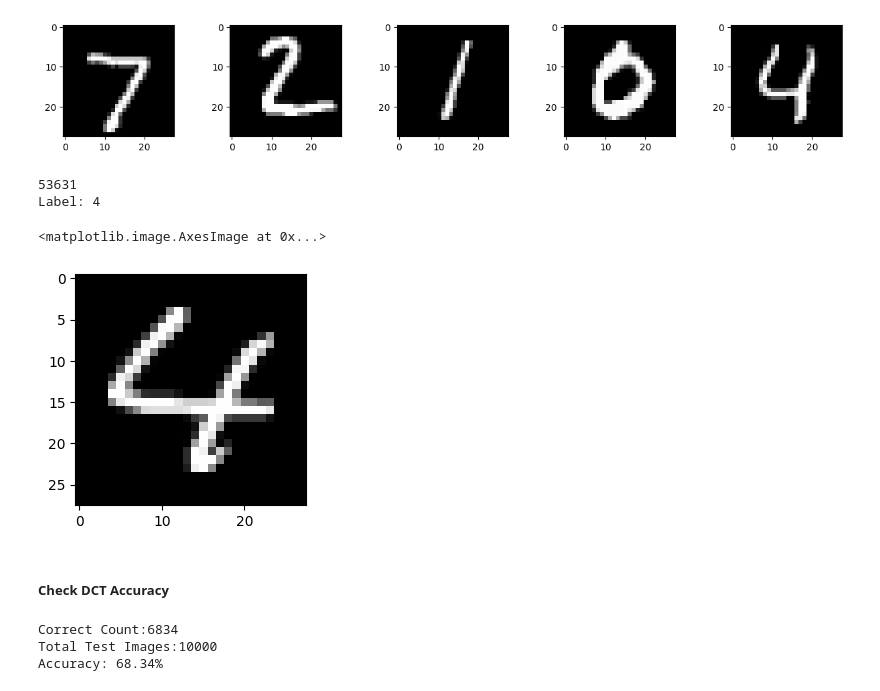
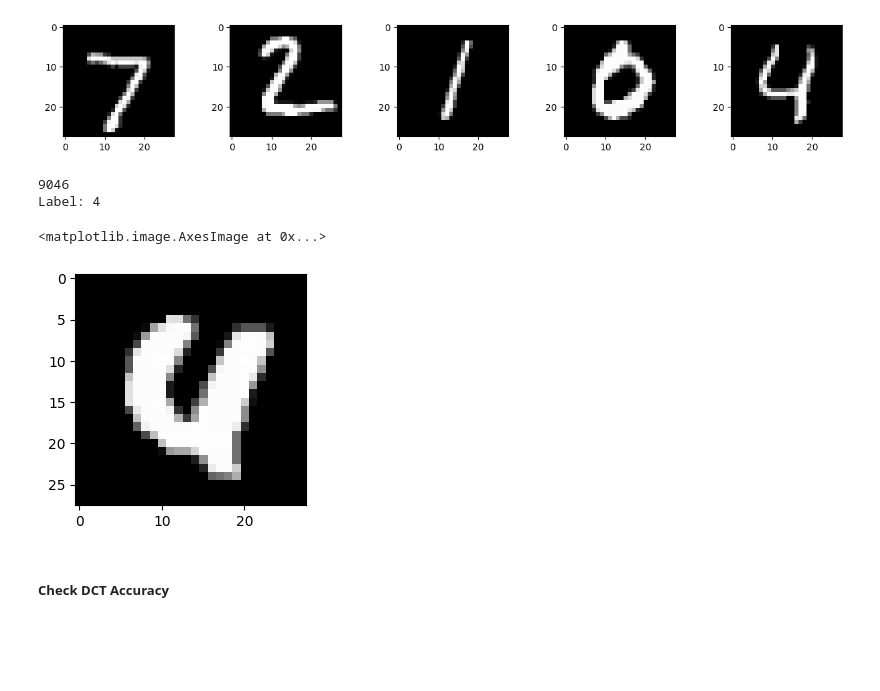
Before and after one commit to ChurroC/Number_Recognition, a Jupyter notebook: src/PCA.ipynb, the cells around one changed output. Saved outputs shown, nothing was run; the diff lists cells and outputs as text; code cells hidden in the pictures; blank space fills up the shorter version.

Commit message:
FIGURED OUT DCT - BUT PYTHON CANT HNDLE MY LOAD AND KEEPS CRASHIBNG

```diff
--- a/src/PCA.ipynb
+++ b/src/PCA.ipynb
@@ -596,10 +596,25 @@ Excluding the horizontal line, each basis function is a cosine wave with period
 # %%
-dct_images_2d = np.array([DCT_basis.T @ image_2d @ DCT_basis for image_2d in images_2d])
-dct_images = dct_images_2d.reshape(dct_images_2d.shape[0], -1)
+dct_images_2d = images_2d.copy()
 
-keep_coeffs = 196
-dct_images = dct_images[:, :keep_coeffs]
+def compress_image_to_dct(image):
+    """Apply 2D DCT to a single image."""
+    dct_image = DCT_basis.T @ image @ DCT_basis
 
-print(dct_images_2d.shape)
-plt.imshow(dct_images_2d[0], cmap="gray")
+    # Base compression on the DCT coefficients of the maxium values
+    max_val = np.max(np.abs(dct_image))
+    tol = max_val * 0.1
+
+    for i in range(dct_image.shape[0]):
+        for j in range(dct_image.shape[1]):
+            if np.abs(dct_image[i, j]) < tol:
+                dct_image[i, j] = 0
+
+    compressed_chunk = DCT_basis @ dct_image @ DCT_basis.T
+
+    return np.clip(compressed_chunk, 0, 255)
+
+for i in range(dct_images_2d.shape[0]):
+    image = dct_images_2d[i]
+    dct_images_2d[i] = compress_image_to_dct(image)
+    print(f"Processed image {i + 1}/{dct_images_2d.shape[0]}")
 # %% [output]
@@ -625,0 +638,6 @@ print(dct_reduced_demension)
+# %%
+dct_test_images_2d = test_images_2d.copy()
+for i in range(dct_test_images_2d.shape[0]):
+    image = dct_test_images_2d[i]
+    dct_test_images_2d[i] = compress_image_to_dct(image)
+    print(f"Processed image {i + 1}/{dct_test_images_2d.shape[0]}")
@@ -626 +662,4 @@ print(dct_reduced_demension)
+# %%
+flat_dct_images_2d = dct_images_2d.reshape(dct_images_2d.shape[0], -1)
+flat_dct_test_images_2d = dct_test_images_2d.reshape(dct_test_images_2d.shape[0], -1)
 # %%
@@ -648,16 +681,17 @@ Labels: [7 2 1 0 4]
 # %%
 dct_image_index = 4
 
-dct_test_projection = (dct_test_images[dct_image_index] - dct_mnist_avg) @ dct_reduced_V
-distances = np.linalg.norm(dct_images_projected - dct_test_projection, axis=1)
+distances = np.linalg.norm(
+    flat_dct_images_2d - flat_dct_test_images_2d[dct_image_index], axis=1
+)
 n = np.argmin(distances)
 print(n)
 print("Label:", labels[n])
 plt.imshow(images[n].reshape((28, 28)), cmap="gray")
 # %% [output]
-53631
+9046
 Label: 4
 <matplotlib.image.AxesImage at 0x...>
-[figure, old version]
+[figure, new version]
 # %% [markdown]
 ##### Check DCT Accuracy
@@ -666,16 +698,17 @@ dct_test_projections = (dct_test_images - dct_mnist_avg) @ dct_reduced_V
 # %%
 correct_count = 0
 
-for i in range(test_images.shape[0]):
-    distances = np.linalg.norm(dct_images_projected - dct_test_projections[i], axis=1)
+amount_to_test = 100
+
+for i in range(amount_to_test):
+    distances = np.linalg.norm(
+        flat_dct_images_2d - flat_dct_test_images_2d[i], axis=1
+    )
     n = np.argmin(distances)
     if labels[n] == test_labels[i]:
         correct_count += 1
+    print(f"Processed image {i + 1}/{amount_to_test}")
 
 print(f"Correct Count:{correct_count}")
-print(f"Total Test Images:{test_images.shape[0]}")
-print(f"Accuracy: {correct_count / test_images.shape[0] * 100:.2f}%")
+print(f"Total Test Images:{amount_to_test}")
+print(f"Accuracy: {correct_count / amount_to_test * 100:.2f}%")
-# %% [output]
-Correct Count:6834
-Total Test Images:10000
-Accuracy: 68.34%
```
Also changed, not shown: parts of 12 cells of this notebook.
